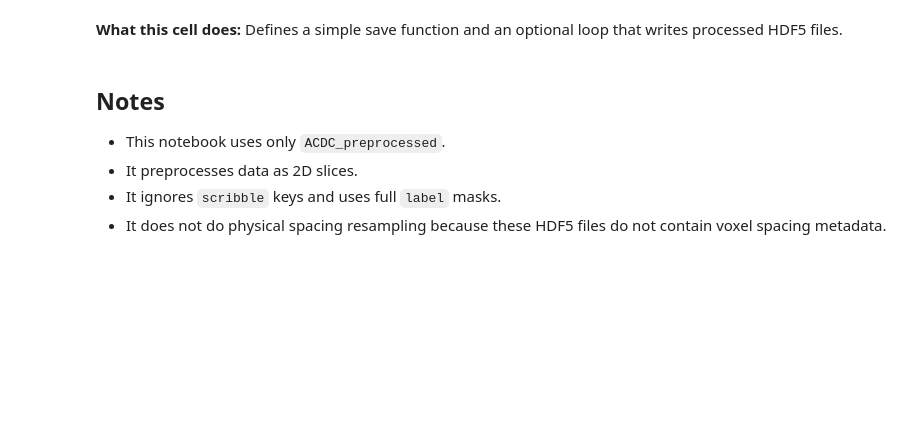
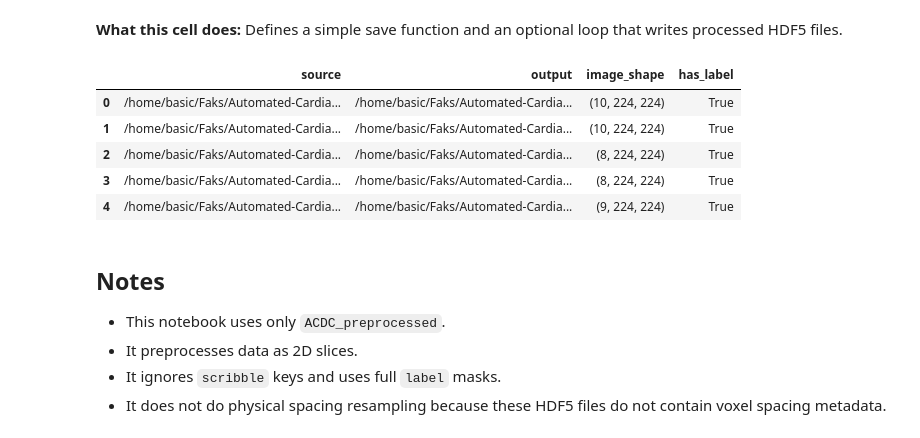
Before and after one commit to Bolsic/Automated-Cardiac-Diagnosis-Challenge, a Jupyter notebook: notebooks/acdc_paper_preprocessing.ipynb, the cells around one changed output. Drawn from its saved outputs; the diff is of its cells as text; code cells hidden in the pictures; blank space fills up the shorter version.

```diff
--- a/notebooks/acdc_paper_preprocessing.ipynb
+++ b/notebooks/acdc_paper_preprocessing.ipynb
@@ -48,8 +48,8 @@ Use `224 x 224` for FCN-8 or `396 x 396` for 2D U-Net. Change the values in the
 # %%
 # Pick one setup by editing these two variables.
 MODEL_NAME = "2D U-Net"
-TARGET_HEIGHT = 396
-TARGET_WIDTH = 396
+TARGET_HEIGHT = 224
+TARGET_WIDTH = 224
 
 print(f"Model: {MODEL_NAME}")
 print(f"Target slice size: {TARGET_HEIGHT} x {TARGET_WIDTH}")
@@ -300,34 +320,41 @@ def save_processed_file(output_path, image, label, stats, source_path):
         h5_file.attrs["target_height"] = TARGET_HEIGHT
         h5_file.attrs["target_width"] = TARGET_WIDTH
         h5_file.attrs["normalization_mean"] = stats["mean"]
         h5_file.attrs["normalization_std"] = stats["std"]
 
 
-RUN_BATCH_EXPORT = False
+RUN_BATCH_EXPORT = True
 
 if RUN_BATCH_EXPORT:
     export_rows = []
 
     for _, row in tqdm(manifest.iterrows(), total=len(manifest)):
         source_path = row["path"]
         image, label, stats = preprocess_file_2d(source_path)
 
         output_path = OUTPUT_ROOT / row["split"] / row["file"]
         save_processed_file(output_path, image, label, stats, source_path)
 
         export_rows.append({
             "source": source_path,
             "output": output_path,
             "image_shape": image.shape,
             "has_label": label is not None,
         })
 
     export_summary = pd.DataFrame(export_rows)
 else:
     print("Batch export is disabled. Set RUN_BATCH_EXPORT = True to write processed files.")
     export_summary = pd.DataFrame()
 
 export_summary.head()
+# %% [output]
+|  | source | output | image_shape | has_label |
+| 0 | /home/basic/Faks/Automated-Cardia... | /home/basic/Faks/Automated-Cardia... | (10, 224, 224) | True |
+| 1 | /home/basic/Faks/Automated-Cardia... | /home/basic/Faks/Automated-Cardia... | (10, 224, 224) | True |
+| 2 | /home/basic/Faks/Automated-Cardia... | /home/basic/Faks/Automated-Cardia... | (8, 224, 224) | True |
+| 3 | /home/basic/Faks/Automated-Cardia... | /home/basic/Faks/Automated-Cardia... | (8, 224, 224) | True |
+| 4 | /home/basic/Faks/Automated-Cardia... | /home/basic/Faks/Automated-Cardia... | (9, 224, 224) | True |
 # %% [markdown]
 ## Notes
 
```
Also changed, not shown: parts of 5 cells of this notebook, 4 other files.
